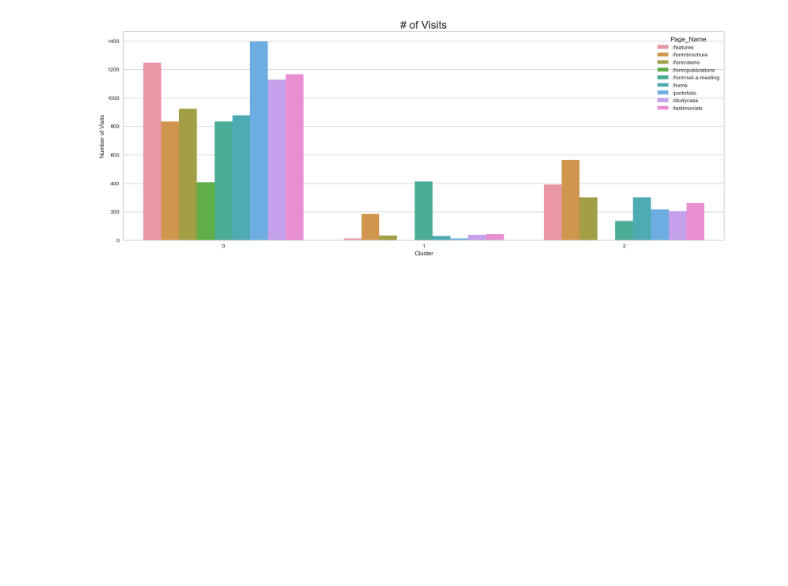
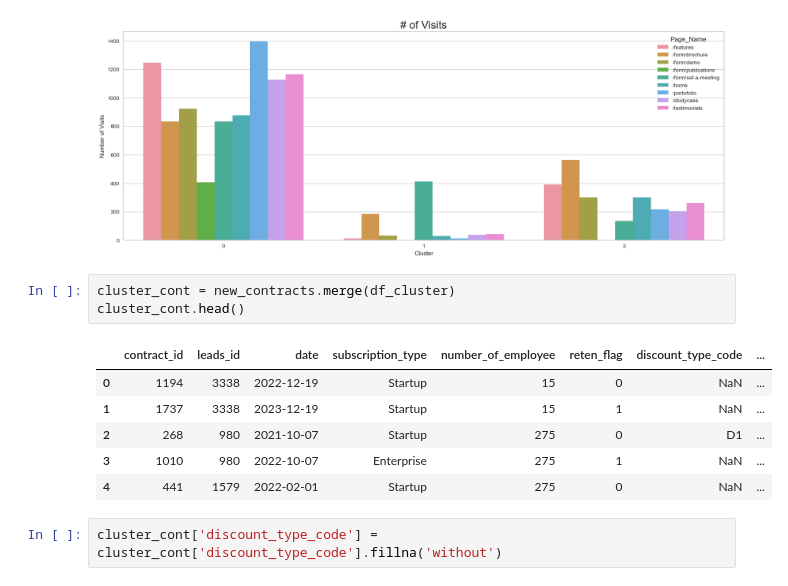
Before and after one commit to AdityaGita/da_saas_b4_labs, a Jupyter notebook: saas_analysis.ipynb, the cells around one changed output. Saved outputs shown, nothing was run; the diff lists cells and outputs as text; blank space fills up the shorter version.

```diff
--- a/saas_analysis.ipynb
+++ b/saas_analysis.ipynb
@@ -394,3 +423,15 @@ plt.ylabel('Number of Visits')
 plt.show()
 # %% [output]
 [figure]
+# %%
+cluster_cont = new_contracts.merge(df_cluster)
+cluster_cont.head()
+# %% [output]
+|  | contract_id | leads_id | date | subscription_type | number_of_employee | reten_flag | discount_type_code | ... |
+| 0 | 1194 | 3338 | 2022-12-19 | Startup | 15 | 0 | NaN | ... |
+| 1 | 1737 | 3338 | 2023-12-19 | Startup | 15 | 1 | NaN | ... |
+| 2 | 268 | 980 | 2021-10-07 | Startup | 275 | 0 | D1 | ... |
+| 3 | 1010 | 980 | 2022-10-07 | Enterprise | 275 | 1 | NaN | ... |
+| 4 | 441 | 1579 | 2022-02-01 | Startup | 275 | 0 | NaN | ... |
+# %%
+cluster_cont['discount_type_code'] = cluster_cont['discount_type_code'].fillna('without')
```
Also changed, not shown: parts of 11 cells of this notebook.
